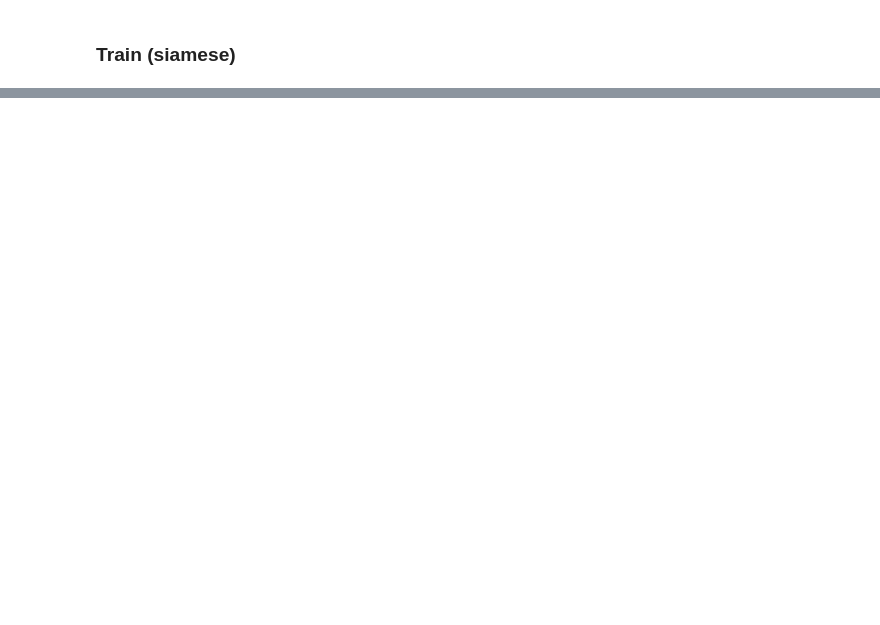
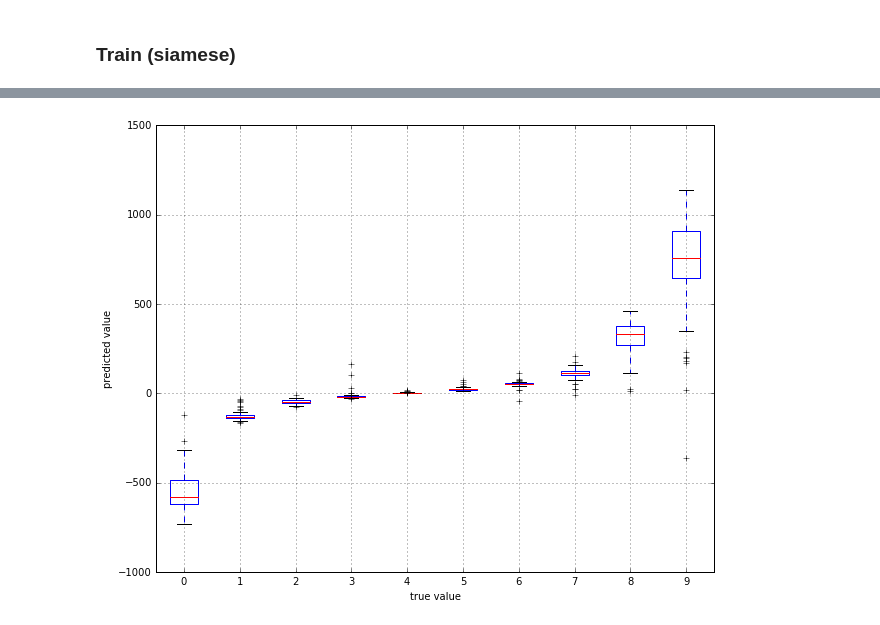
Before and after one commit to LCTPalmer/deep-utils, a Jupyter notebook: siamese_mnist.ipynb, the cells around one changed output, grey strips where cells are left out. Saved outputs shown, nothing was run; the diff lists cells and outputs as text; code cells hidden in the pictures; blank space fills up the shorter version.

```diff
--- a/siamese_mnist.ipynb
+++ b/siamese_mnist.ipynb
@@ -284,0 +488,18 @@ print full_output[-2][comp]
+# %%
+#make box plot
+data_list = []
+for v in xrange(10):
+    #select values of v
+    inds = y_val[:800] == v
+    preds = out[-3][inds,0]
+    data_list.append(preds)
+
+f, ax = plt.subplots(figsize=(10,8))
+_ = plt.boxplot(data_list)
+_ = ax.set_xticklabels(range(10))
+_ = ax.set_ylabel('predicted value')
+_ = ax.set_xlabel('true value')
+#_ = ax.plot([1,10], [0,9], color='k')
+plt.grid()
+# %% [output]
+[figure, added]
```
Also changed, not shown: parts of 19 cells of this notebook, 2 other files.
